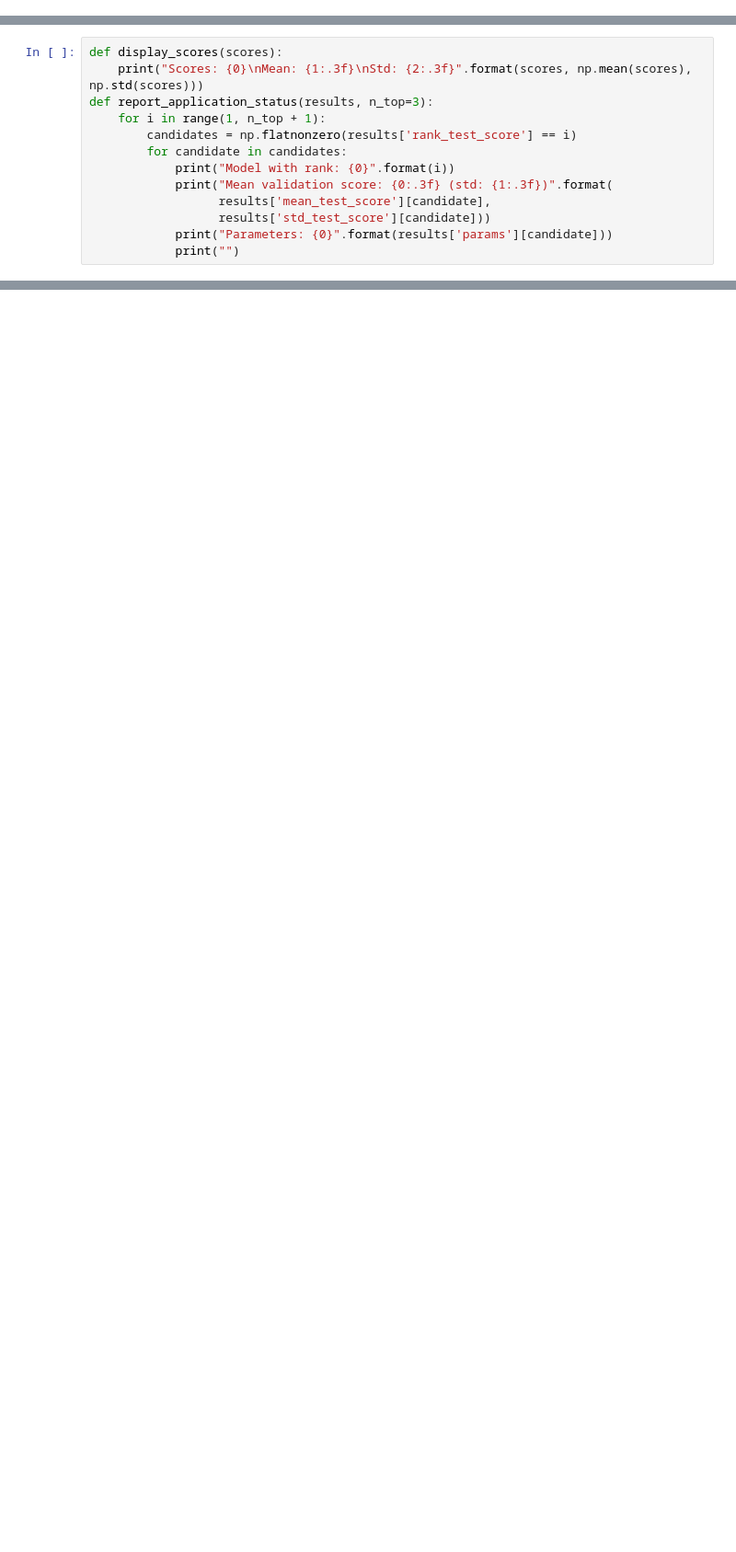
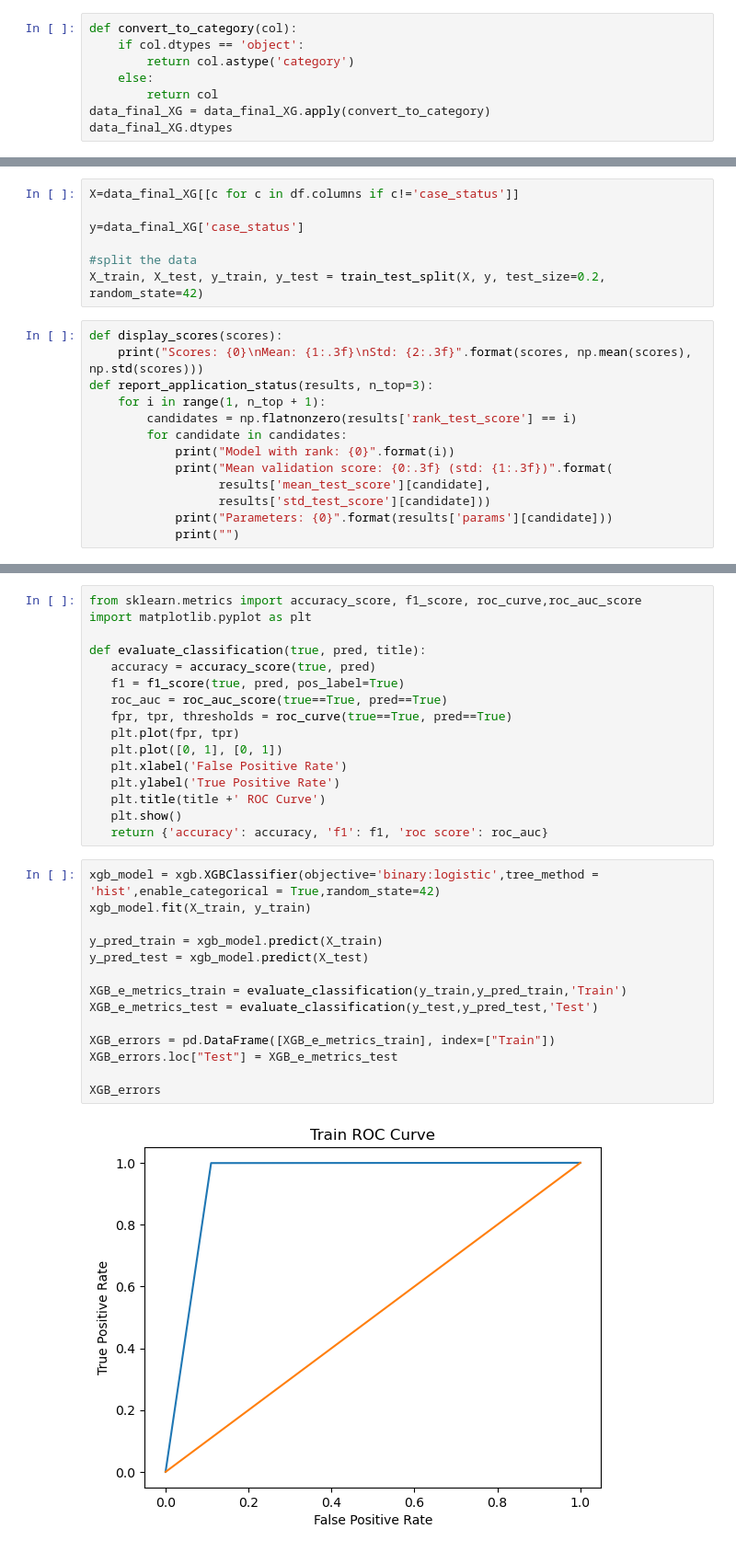
Before and after one commit to COGS118A/Group031-Wi23, a Jupyter notebook: XGBoost.ipynb, the cells around one changed output, grey strips where cells are left out. Shown: that part at 92% size. Saved outputs shown, nothing was run; the diff lists cells and outputs as text; blank space fills up the shorter version.

```diff
--- a/XGBoost.ipynb
+++ b/XGBoost.ipynb
@@ -704,0 +728,8 @@ import xgboost as xgb
+# %%
+def convert_to_category(col):
+    if col.dtypes == 'object':
+        return col.astype('category')
+    else:
+        return col
+data_final_XG = data_final_XG.apply(convert_to_category)
+data_final_XG.dtypes
@@ -705,3 +756,10 @@ import xgboost as xgb
+# %%
+X=data_final_XG[[c for c in df.columns if c!='case_status']]
+
+y=data_final_XG['case_status']
+
+#split the data
+X_train, X_test, y_train, y_test = train_test_split(X, y, test_size=0.2, random_state=42)
 # %%
 def display_scores(scores):
     print("Scores: {0}\nMean: {1:.3f}\nStd: {2:.3f}".format(scores, np.mean(scores), np.std(scores)))
@@ -732,0 +776,32 @@ ValueError: DataFrame.dtypes for data must be int, float, bool or category. When
+# %%
+from sklearn.metrics import accuracy_score, f1_score, roc_curve,roc_auc_score
+import matplotlib.pyplot as plt
+
+def evaluate_classification(true, pred, title):
+   accuracy = accuracy_score(true, pred)
+   f1 = f1_score(true, pred, pos_label=True)
+   roc_auc = roc_auc_score(true==True, pred==True)
+   fpr, tpr, thresholds = roc_curve(true==True, pred==True)
+   plt.plot(fpr, tpr)
+   plt.plot([0, 1], [0, 1])
+   plt.xlabel('False Positive Rate')
+   plt.ylabel('True Positive Rate')
+   plt.title(title +' ROC Curve')
+   plt.show()
+   return {'accuracy': accuracy, 'f1': f1, 'roc score': roc_auc}
+# %%
+xgb_model = xgb.XGBClassifier(objective='binary:logistic',tree_method = 'hist',enable_categorical = True,random_state=42)
+xgb_model.fit(X_train, y_train)
+
+y_pred_train = xgb_model.predict(X_train)
+y_pred_test = xgb_model.predict(X_test)
+
+XGB_e_metrics_train = evaluate_classification(y_train,y_pred_train,'Train')
+XGB_e_metrics_test = evaluate_classification(y_test,y_pred_test,'Test')
+
+XGB_errors = pd.DataFrame([XGB_e_metrics_train], index=["Train"])
+XGB_errors.loc["Test"] = XGB_e_metrics_test
+
+XGB_errors
+# %% [output]
+[figure, added]
```
Also changed, not shown: parts of 7 cells of this notebook.
